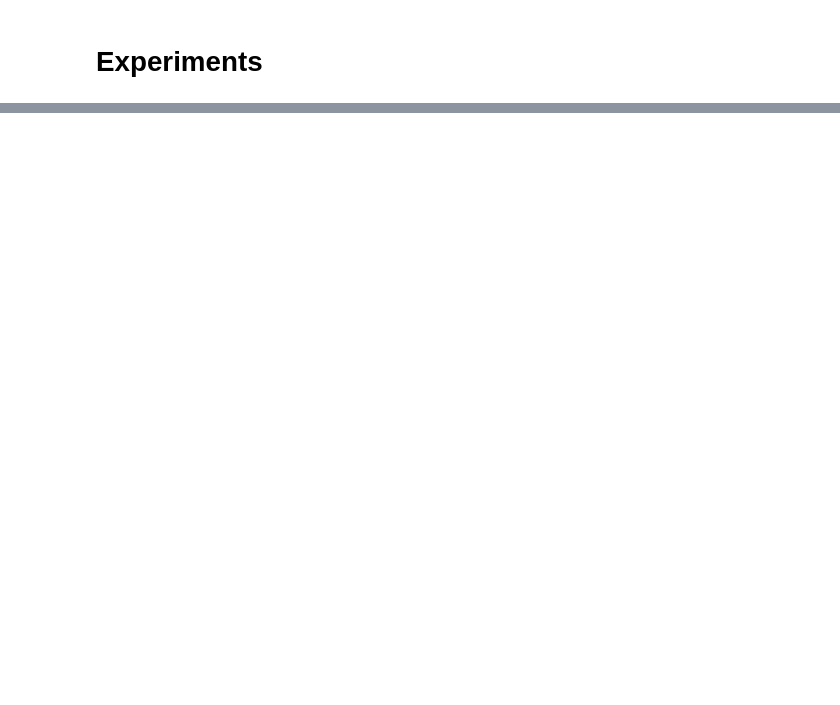
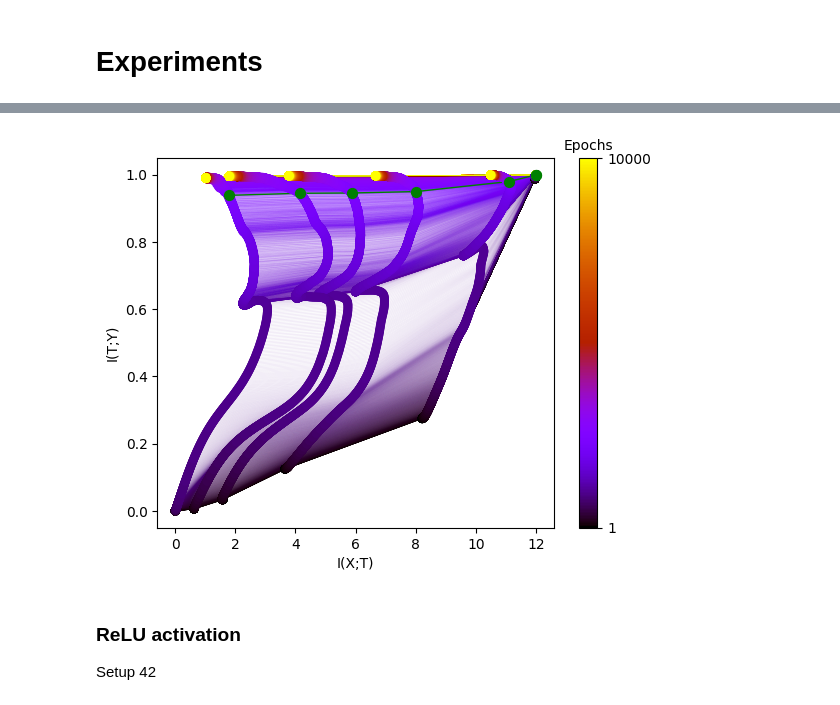
Before and after one commit to AliceDeLorenci/Information-Bottleneck, a Jupyter notebook: plot.ipynb, the cells around one changed output, grey strips where cells are left out. Saved outputs shown, nothing was run; the diff lists cells and outputs as text; code cells hidden in the pictures; blank space fills up the shorter version.

```diff
--- a/plot.ipynb
+++ b/plot.ipynb
@@ -213,0 +47,11 @@ pipeline(setup_idx=44, estimator='kde', noise_variance=0.001)
+# %%
+plot_info_plan(mi_xt_data[idx], mi_ty_data[idx], epochs, markup=epoch_idx, markup_color='green')
+# plot_point(avg_mi_xt_data, avg_mi_ty_data, epochs, epoch, color='blue')
+save(setup_idx=setup_idx, estimator=estimator, noise_variance=noise_variance, name='info_plan_marked')
+plt.show()
+# %% [output]
+[figure, added]
+# %% [markdown]
+### ReLU activation
+
+Setup 42
```
Also changed, not shown: parts of 53 cells of this notebook, 11 other files.
